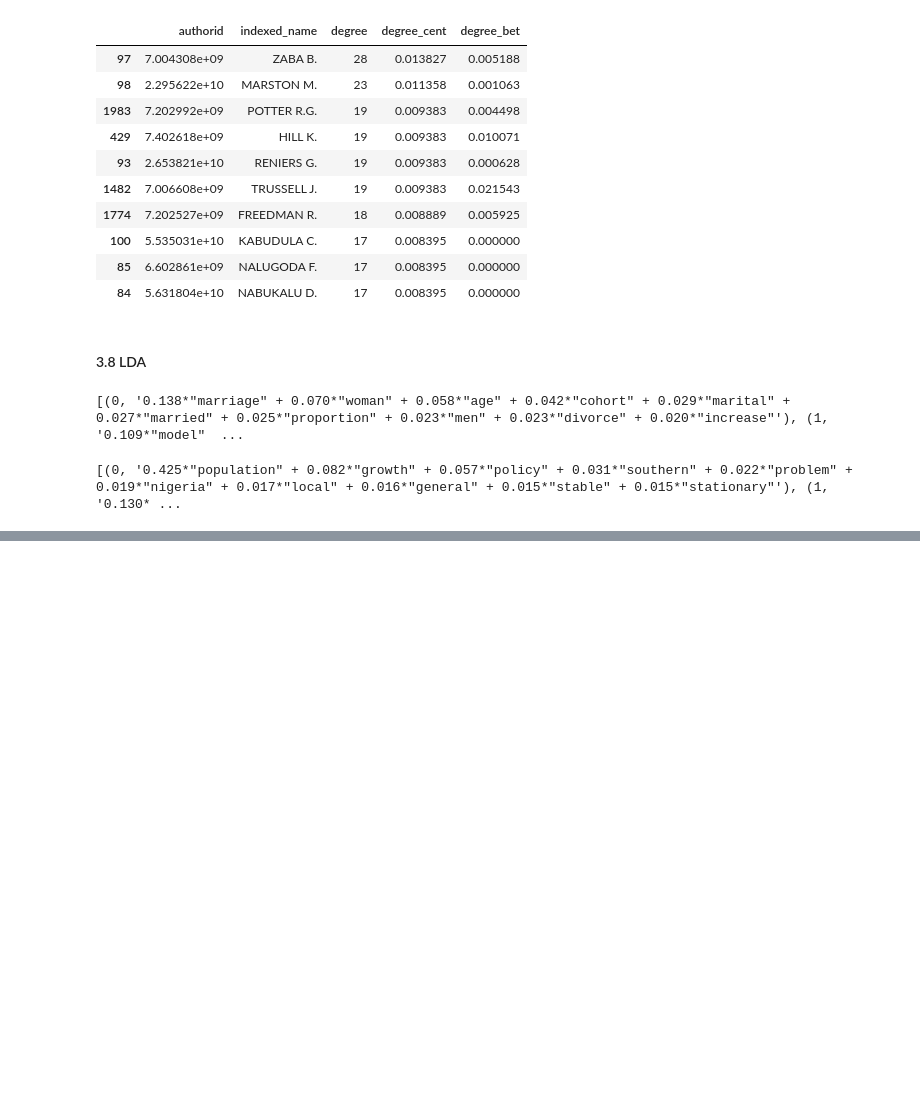
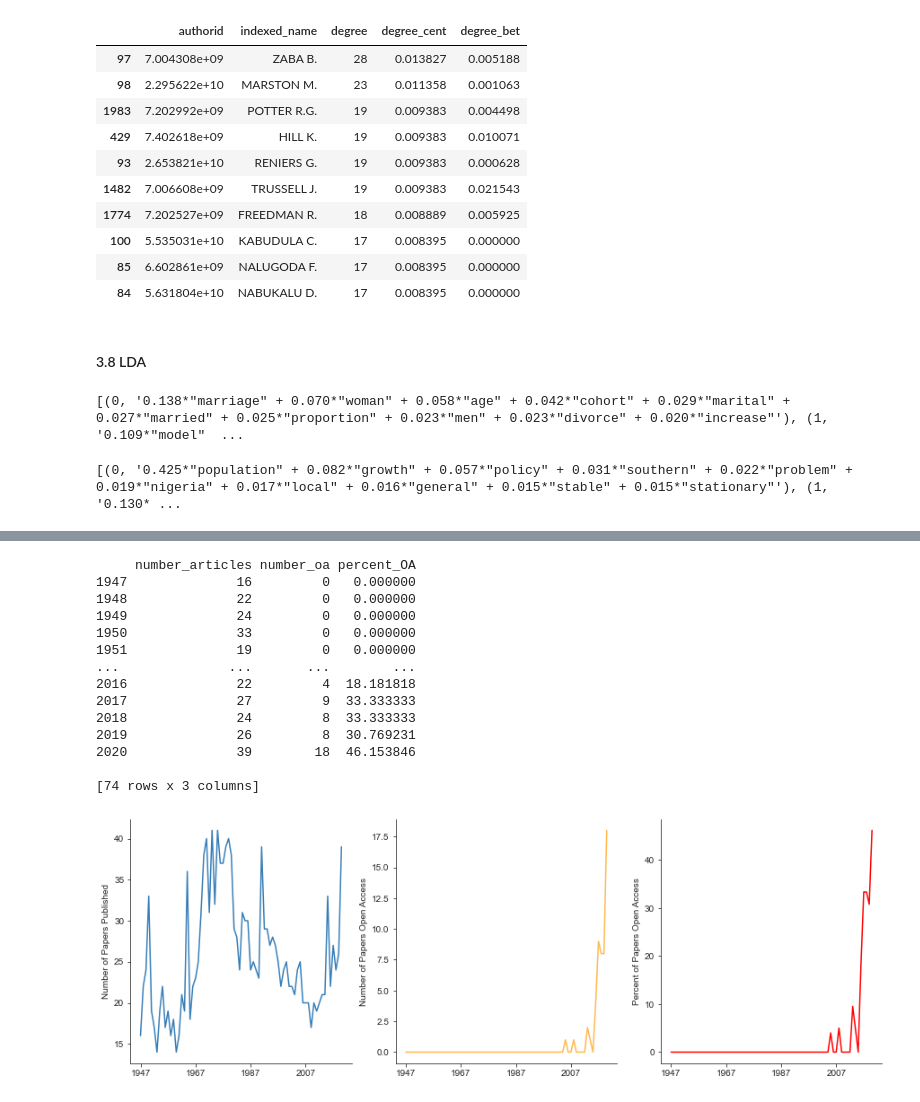
Before and after one commit to crahal/PopStudies_Review, a Jupyter notebook: src/popstudies_notebook.ipynb, the cells around one changed output, grey strips where cells are left out. Cells and saved outputs as stored; diff of their text form; code cells hidden in the pictures; blank space fills up the shorter version.

```diff
--- a/src/popstudies_notebook.ipynb
+++ b/src/popstudies_notebook.ipynb
@@ -401,0 +480,18 @@ visualise_mallet(mallet_topics_abs)
+# %%
+open_access_analysis(main_df, figure_path)
+# %% [output]
+     number_articles number_oa percent_OA
+1947              16         0   0.000000
+1948              22         0   0.000000
+1949              24         0   0.000000
+1950              33         0   0.000000
+1951              19         0   0.000000
+...              ...       ...        ...
+2016              22         4  18.181818
+2017              27         9  33.333333
+2018              24         8  33.333333
+2019              26         8  30.769231
+2020              39        18  46.153846
+
+[74 rows x 3 columns]
+[figure, added]
```
Also changed, not shown: parts of 30 cells of this notebook, 43 other files.
